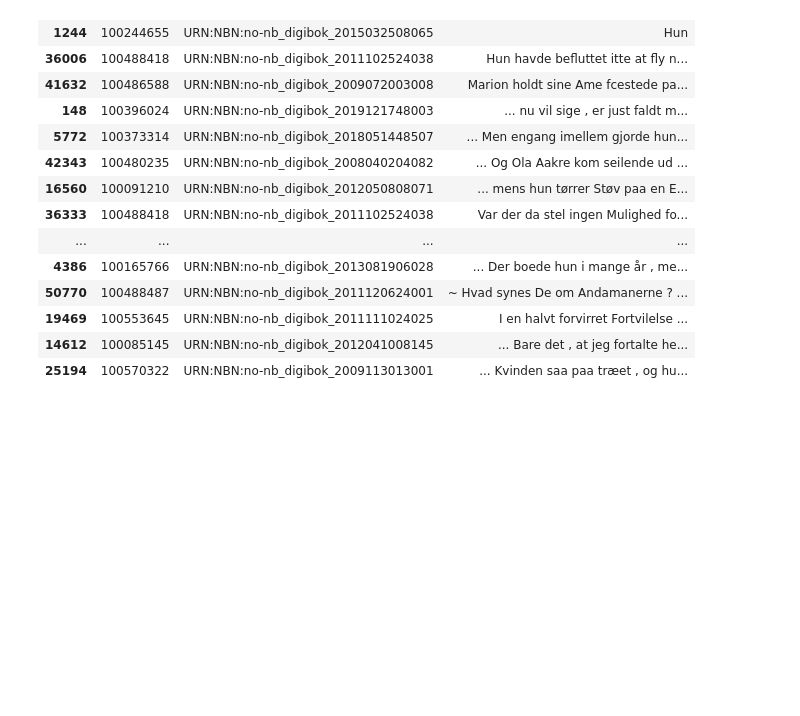
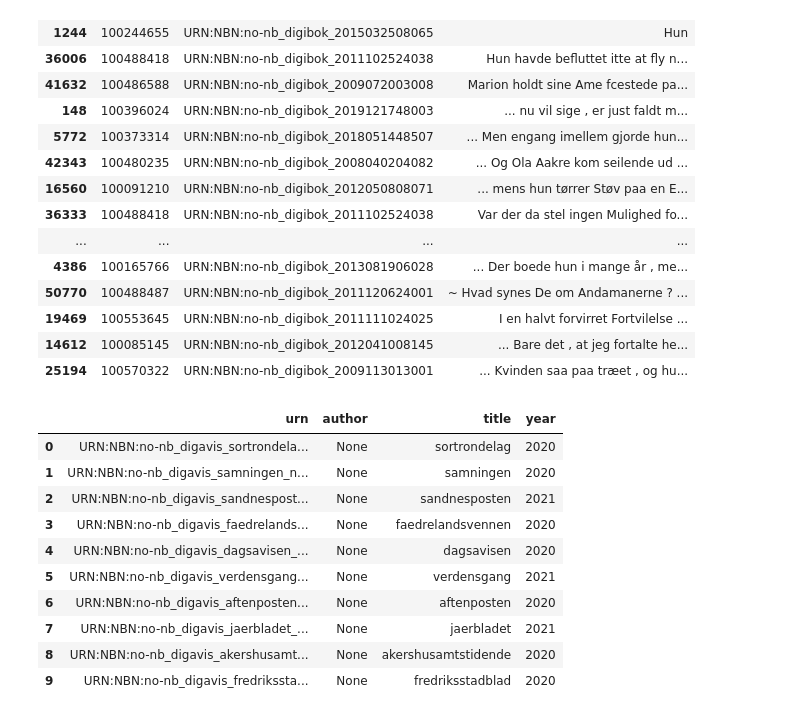
Before and after one commit to Yoonsen/Noun_classification, a Jupyter notebook: pronoun_statistics.ipynb, the cells around one changed output. Saved outputs shown, nothing was run; the diff lists cells and outputs as text; code cells hidden in the pictures; blank space fills up the shorter version.

```diff
--- a/pronoun_statistics.ipynb
+++ b/pronoun_statistics.ipynb
@@ -199,3 +199,18 @@ c.sample(min(len(c), 40)).style
 | 19469 | 100553645 | URN:NBN:no-nb_digibok_2011111024025 | I en halvt forvirret Fortvilelse ... |
 | 14612 | 100085145 | URN:NBN:no-nb_digibok_2012041008145 | ... Bare det , at jeg fortalte he... |
 | 25194 | 100570322 | URN:NBN:no-nb_digibok_2009113013001 | ... Kvinden saa paa træet , og hu... |
+# %%
+avis = d2.document_corpus(from_year=2020, to_year=2021, doctype = "digavis")
+avis
+# %% [output]
+|  | urn | author | title | year |
+| 0 | URN:NBN:no-nb_digavis_sortrondela... | None | sortrondelag | 2020 |
+| 1 | URN:NBN:no-nb_digavis_samningen_n... | None | samningen | 2020 |
+| 2 | URN:NBN:no-nb_digavis_sandnespost... | None | sandnesposten | 2021 |
+| 3 | URN:NBN:no-nb_digavis_faedrelands... | None | faedrelandsvennen | 2020 |
+| 4 | URN:NBN:no-nb_digavis_dagsavisen_... | None | dagsavisen | 2020 |
+| 5 | URN:NBN:no-nb_digavis_verdensgang... | None | verdensgang | 2021 |
+| 6 | URN:NBN:no-nb_digavis_aftenposten... | None | aftenposten | 2020 |
+| 7 | URN:NBN:no-nb_digavis_jaerbladet_... | None | jaerbladet | 2021 |
+| 8 | URN:NBN:no-nb_digavis_akershusamt... | None | akershusamtstidende | 2020 |
+| 9 | URN:NBN:no-nb_digavis_fredrikssta... | None | fredriksstadblad | 2020 |
```
Also changed, not shown: parts of 4 cells of this notebook.
